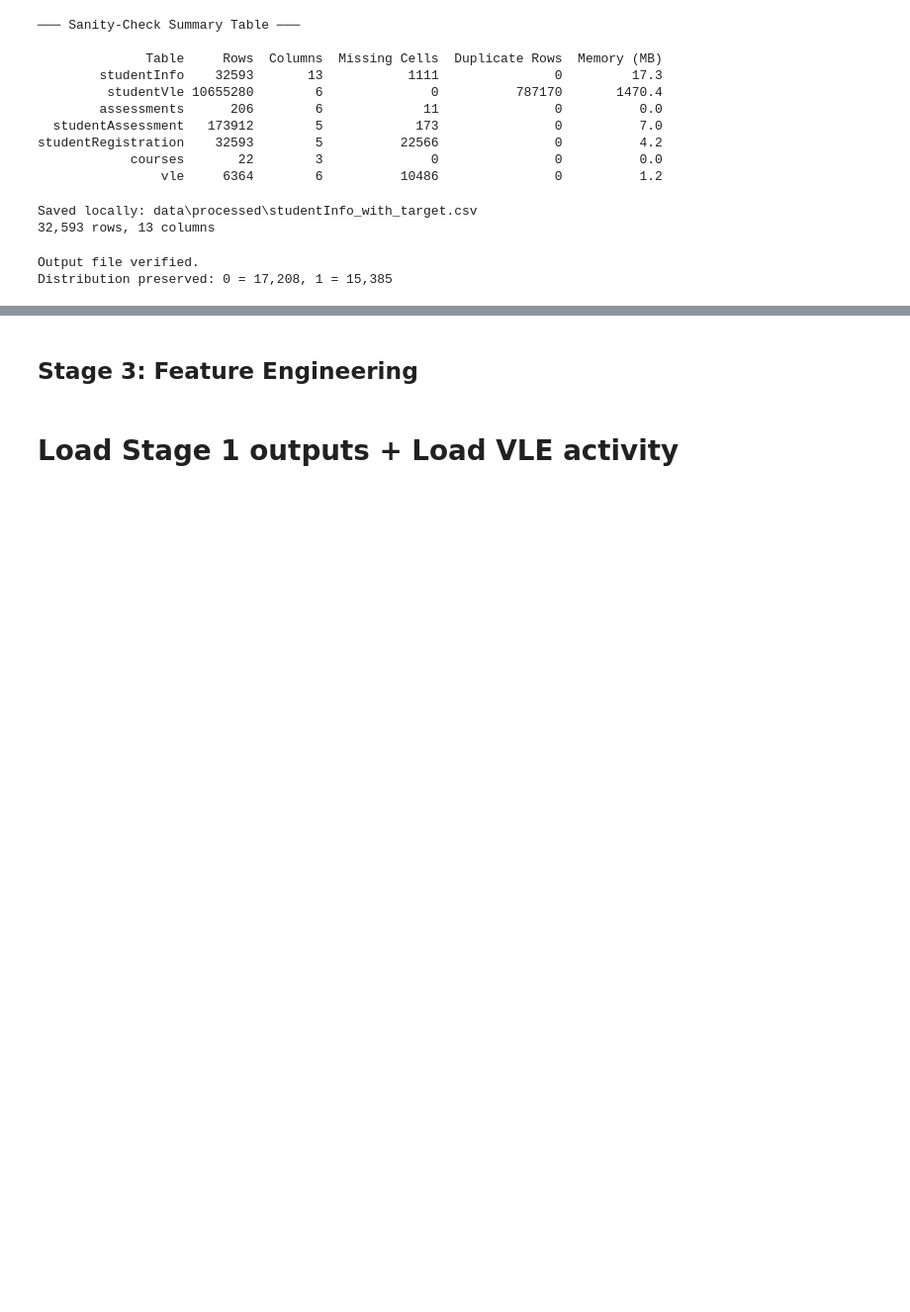
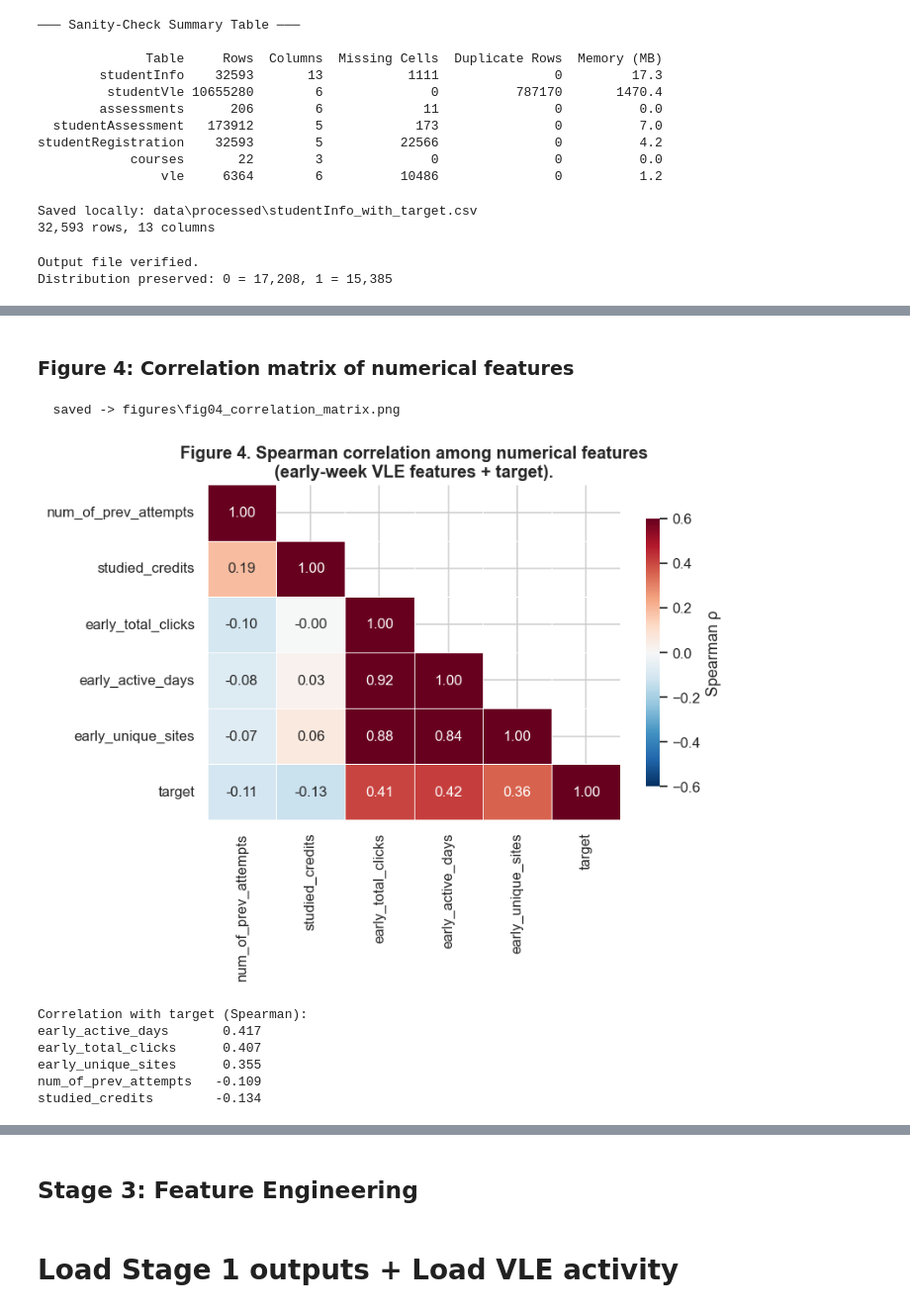
Before and after one commit to alsfine/Group-1-ML-Project-2026, a Jupyter notebook: project.ipynb, the cells around one changed output, grey strips where cells are left out. Shown at 99% size. Cells and saved outputs as stored; diff of their text form; code cells hidden in the pictures; blank space fills up the shorter version.

```diff
--- a/project.ipynb
+++ b/project.ipynb
@@ -525,0 +731,50 @@ Distribution preserved: 0 = 17,208, 1 = 15,385
+# %% [markdown]
+### Figure 4: Correlation matrix of numerical features
+# %%
+# Only using clicks from days 0-28 (weeks 1-4)
+EARLY_DAYS = 4 * 7
+
+# Aggregate per student up to day 28
+early_vle = (svle[svle["date"] <= EARLY_DAYS]
+                .groupby(["code_module", "code_presentation", "id_student"])
+                .agg(early_total_clicks=("sum_click", "sum"),
+                     early_active_days=("date", "nunique"),
+                     early_unique_sites=("id_site", "nunique"))
+                .reset_index())
+
+# Left join onto studentInfo. Students with zero VLE activity become NaN, fill those as 0
+# (they were registered but never clicked anything)
+num_df = si.merge(early_vle,
+                  on=["code_module", "code_presentation", "id_student"],
+                  how="left").fillna({"early_total_clicks": 0,
+                                       "early_active_days": 0,
+                                       "early_unique_sites": 0})
+
+corr_cols = ["num_of_prev_attempts", "studied_credits",
+             "early_total_clicks", "early_active_days", "early_unique_sites",
+             "target"]
+corr = num_df[corr_cols].corr(method="spearman")
+
+# Triangular mask so we only show each pair once (avoids duplicate info)
+fig, ax = plt.subplots(figsize=(7.5, 6))
+mask = np.triu(np.ones_like(corr, dtype=bool), k=1)
+sns.heatmap(corr, mask=mask, annot=True, fmt=".2f", cmap="RdBu_r",
+            center=0, vmin=-0.6, vmax=0.6, linewidths=0.5,
+            cbar_kws={"shrink": 0.8, "label": "Spearman \u03c1"}, ax=ax)
+ax.set_title("Figure 4. Spearman correlation among numerical features\n(early-week VLE features + target).")
+plt.tight_layout()
+save_fig(fig, "fig04_correlation_matrix.png")
+plt.show()
+
+# Print the target column on its own so the headline numbers are easy to read
+print("\nCorrelation with target (Spearman):")
+print(corr["target"].drop("target").sort_values(ascending=False).round(3).to_string())
+# %% [output]
+  saved -> figures\fig04_correlation_matrix.png
+[figure, added]
+Correlation with target (Spearman):
+early_active_days       0.417
+early_total_clicks      0.407
+early_unique_sites      0.355
+num_of_prev_attempts   -0.109
+studied_credits        -0.134
```
Also changed, not shown: parts of 21 cells of this notebook, 8 other files.
